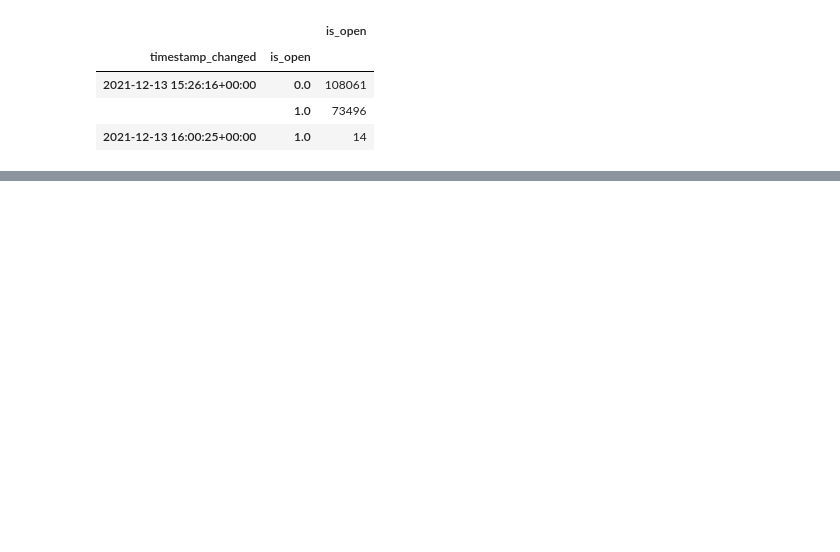
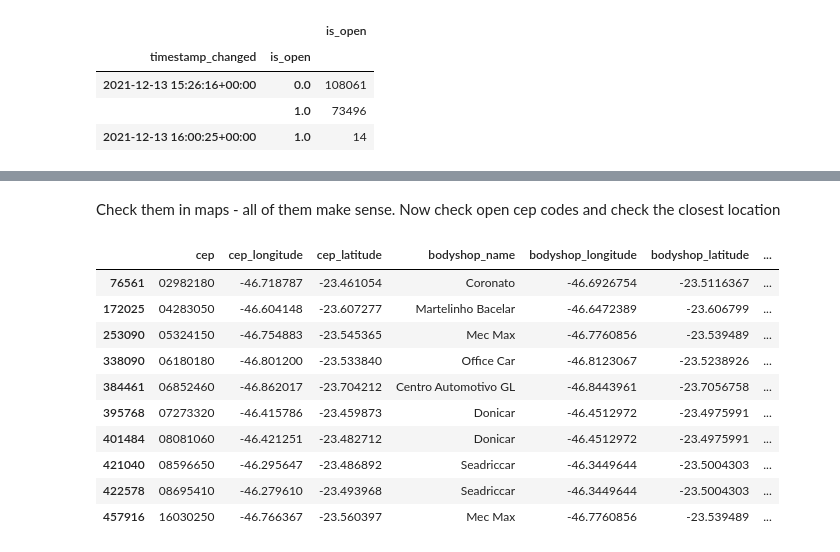
Before and after one commit to AlbertoSCF/location_data_analysis, a Jupyter notebook: 1-cep_codes_table_ETL.ipynb, the cells around one changed output, grey strips where cells are left out. Drawn from its saved outputs; the diff is of its cells as text; code cells hidden in the pictures; blank space fills up the shorter version.

```diff
--- a/1-cep_codes_table_ETL.ipynb
+++ b/1-cep_codes_table_ETL.ipynb
@@ -368,0 +330,5 @@ pd.DataFrame(data.groupby('timestamp_changed').is_open.value_counts())
+# %%
+cur.execute("SELECT * FROM dbt_albertoscf.covered_ceps_snapshot")
+data = pd.DataFrame(cur.fetchall(), columns=[desc[0] for desc in cur.description])[['cep', 'is_open', 'timestamp_changed']]
+data.fillna(0, inplace=True)
+data.head()
@@ -368,0 +344,4 @@ pd.DataFrame(data.groupby('timestamp_changed').is_open.value_counts())
+# %%
+cur.execute("SELECT * FROM dbt_albertoscf.cep_codes_summary_table")
+summary = pd.DataFrame(cur.fetchall(), columns=[desc[0] for desc in cur.description])
+summary.head()
@@ -368,0 +358,3 @@ pd.DataFrame(data.groupby('timestamp_changed').is_open.value_counts())
+# %%
+open_cep_sample = list(data[data['is_open']==1].cep.sample(10))
+closed_cep_sample = list(data[data['is_open']==0].cep.sample(10))
@@ -368,0 +391,16 @@ pd.DataFrame(data.groupby('timestamp_changed').is_open.value_counts())
+# %% [markdown]
+Check them in maps - all of them make sense. Now check open cep codes and check the closest location
+# %%
+summary[(summary['cep'].isin(open_cep_sample)) & (summary['proximity_rank_order']==1)]
+# %% [output]
+|  | cep | cep_longitude | cep_latitude | bodyshop_name | bodyshop_longitude | bodyshop_latitude | ... |
+| 76561 | 02982180 | -46.718787 | -23.461054 | Coronato | -46.6926754 | -23.5116367 | ... |
+| 172025 | 04283050 | -46.604148 | -23.607277 | Martelinho Bacelar | -46.6472389 | -23.606799 | ... |
+| 253090 | 05324150 | -46.754883 | -23.545365 | Mec Max | -46.7760856 | -23.539489 | ... |
+| 338090 | 06180180 | -46.801200 | -23.533840 | Office Car | -46.8123067 | -23.5238926 | ... |
+| 384461 | 06852460 | -46.862017 | -23.704212 | Centro Automotivo GL | -46.8443961 | -23.7056758 | ... |
+| 395768 | 07273320 | -46.415786 | -23.459873 | Donicar | -46.4512972 | -23.4975991 | ... |
+| 401484 | 08081060 | -46.421251 | -23.482712 | Donicar | -46.4512972 | -23.4975991 | ... |
+| 421040 | 08596650 | -46.295647 | -23.486892 | Seadriccar | -46.3449644 | -23.5004303 | ... |
+| 422578 | 08695410 | -46.279610 | -23.493968 | Seadriccar | -46.3449644 | -23.5004303 | ... |
+| 457916 | 16030250 | -46.766367 | -23.560397 | Mec Max | -46.7760856 | -23.539489 | ... |
```
Also changed, not shown: parts of 21 cells of this notebook, 2 other files.
